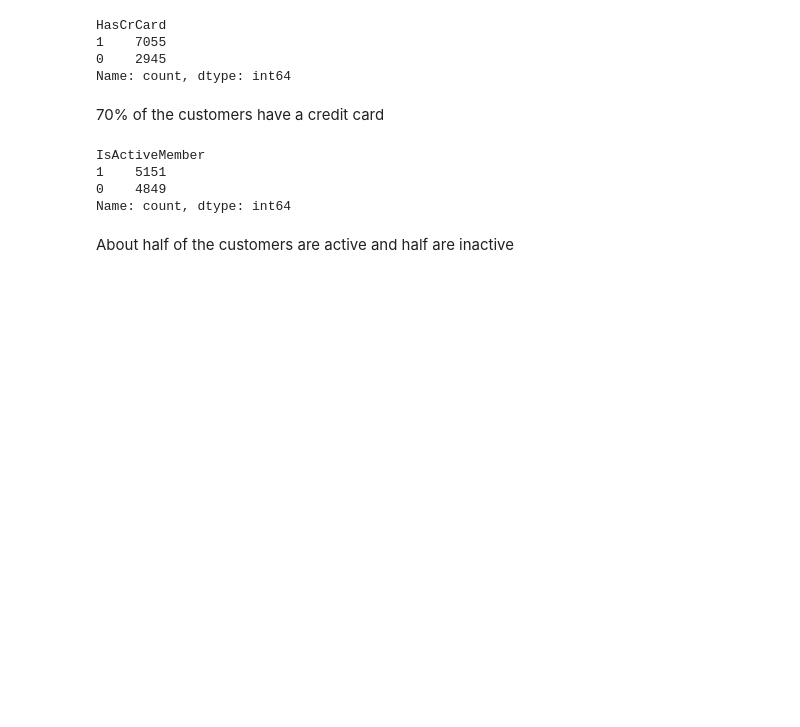
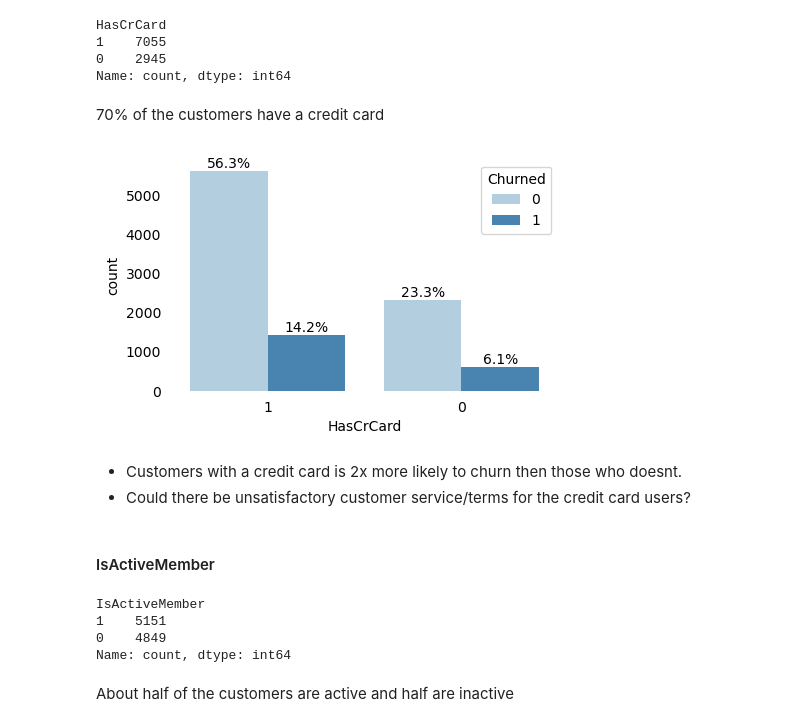
Before and after one commit to aprilhong/bankchurn, a Jupyter notebook: bank_churn_notebook.ipynb, the cells around one changed output. Drawn from its saved outputs; the diff is of its cells as text; code cells hidden in the pictures; blank space fills up the shorter version.

```diff
--- a/bank_churn_notebook.ipynb
+++ b/bank_churn_notebook.ipynb
@@ -409,6 +435,30 @@ HasCrCard
 Name: count, dtype: int64
 # %% [markdown]
 70% of the customers have a credit card
+# %%
+fig = plt.figure(figsize=(5,3))
+ax = sns.countplot(x=df['HasCrCard'], order=df['HasCrCard'].value_counts(ascending=False).index, hue=df['Churned'], palette='Blues')
+ax.tick_params(left=False, bottom=False) # Remove ticks
+sns.despine(left=True, bottom=True) # Remove borders borders
+
+# Loop through bars and add percentage labels
+for patch in ax.patches:
+    height = patch.get_height()
+    percentage = (height / len(df)) * 100
+    label = f"{percentage:.1f}%"  # Format as percentage with one decimal
+
+    # Place the label at the top center of the bar
+    x = patch.get_x() + patch.get_width() / 2
+    y = patch.get_height() + 0.1  # Adjust y position for better placement
+
+    ax.text(x, y, label, ha='center', va='bottom')
+# %% [output]
+[figure, added]
+# %% [markdown]
+- Customers with a credit card is 2x more likely to churn then those who doesnt.
+- Could there be unsatisfactory customer service/terms for the credit card users?
+# %% [markdown]
+#### IsActiveMember
 # %%
 # Separate numerical and categorical variables into different df
 df['IsActiveMember'].value_counts()
```
Also changed, not shown: parts of 27 cells of this notebook.
